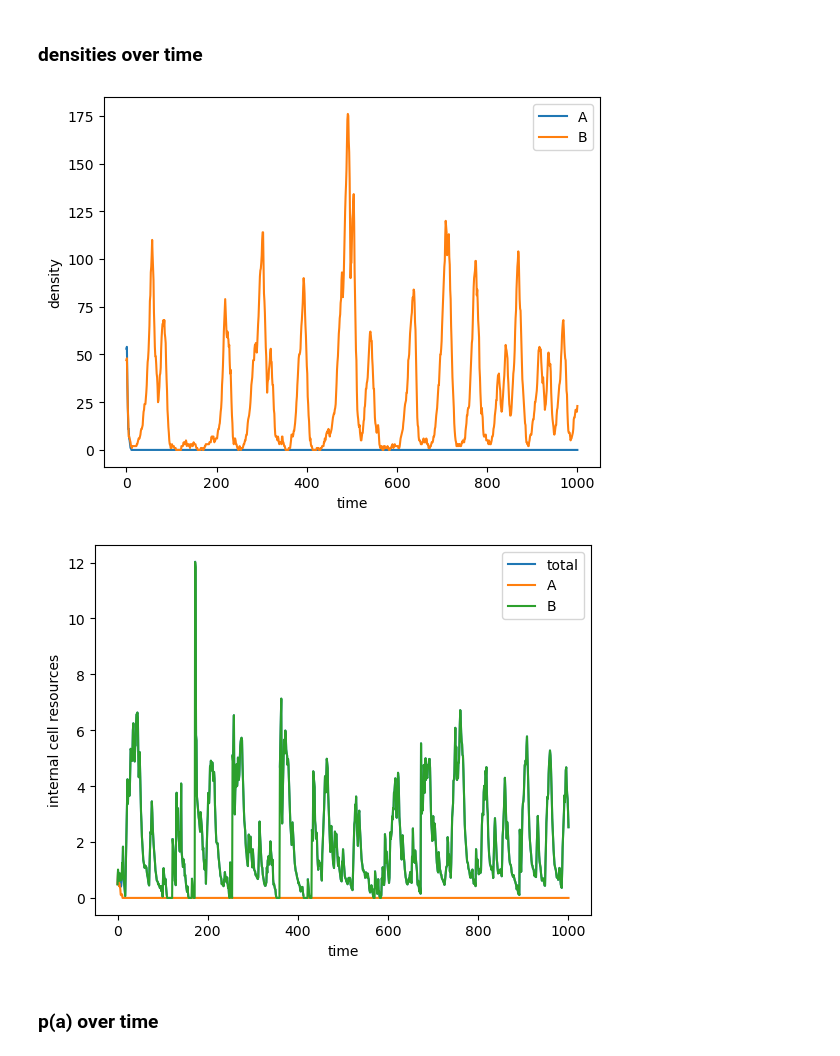
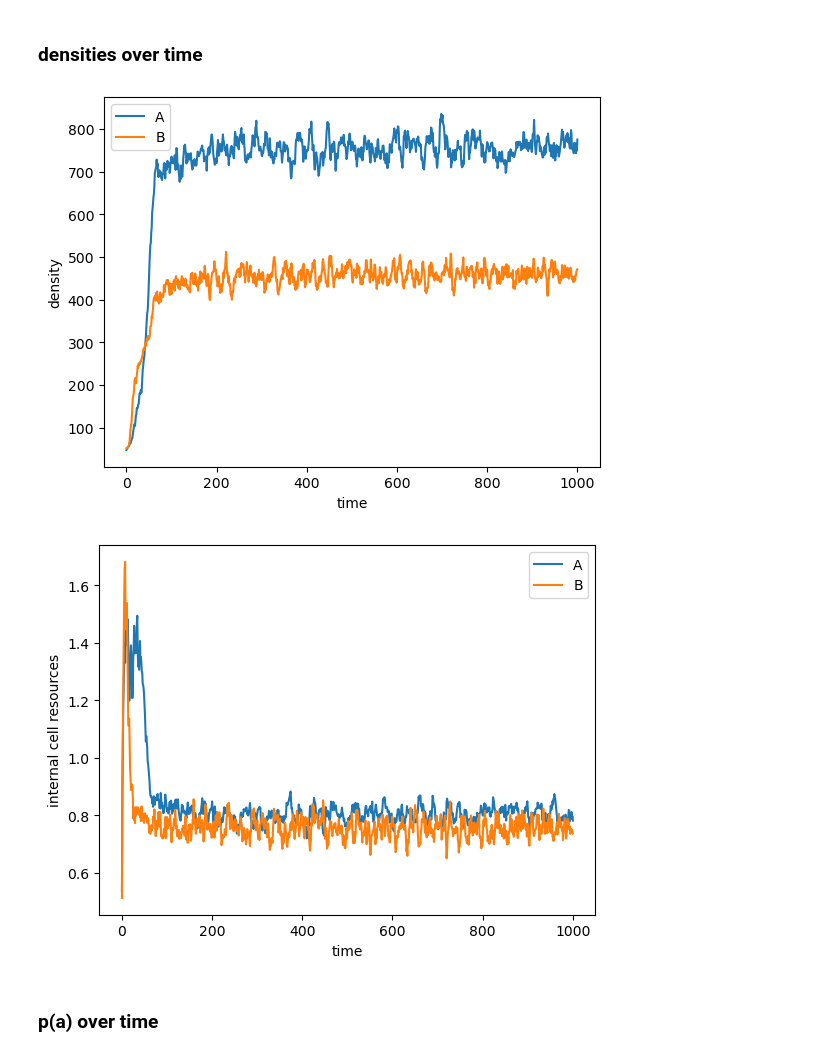
Before and after one commit to LennonLab/mutual-dorm, a Jupyter notebook: python/main.ipynb, the cells around one changed output. Saved outputs shown, nothing was run; the diff lists cells and outputs as text; code cells hidden in the pictures.

```diff
--- a/python/main.ipynb
+++ b/python/main.ipynb
@@ -12,12 +12,12 @@ N_i = 100 # initial N
 t_max = 1000 # length of simulation
 cell_type = None
 num_cells = 2
-trait = 0.0
+trait = 0.1
 R = None
 mt = None
 g = None
 size = None
-env_stoch = True
+env_stoch = False
 
 if num_cells == 1:
     cell_type = "A" # if only one cell type, make them all A
@@ -107,18 +107,18 @@ ax.set_ylabel('density')
 plt.legend()
 plt.show()
 # %% [output]
-[figure, old version]
+[figure, new version]
 # %%
 fig, ax = plt.subplots()
-ax.plot(ts, R, label='total')
+# ax.plot(ts, R, label='total')
 ax.plot(ts, Ra, label='A')
 ax.plot(ts, Rb, label='B')
 ax.set_xlabel('time')
 ax.set_ylabel('internal cell resources')
 plt.legend()
 plt.show()
 # %% [output]
-[figure, old version]
+[figure, new version]
 # %% [markdown]
 ### p(a) over time
 # %%
```
Also changed, not shown: parts of 5 cells of this notebook, 7 other files.
